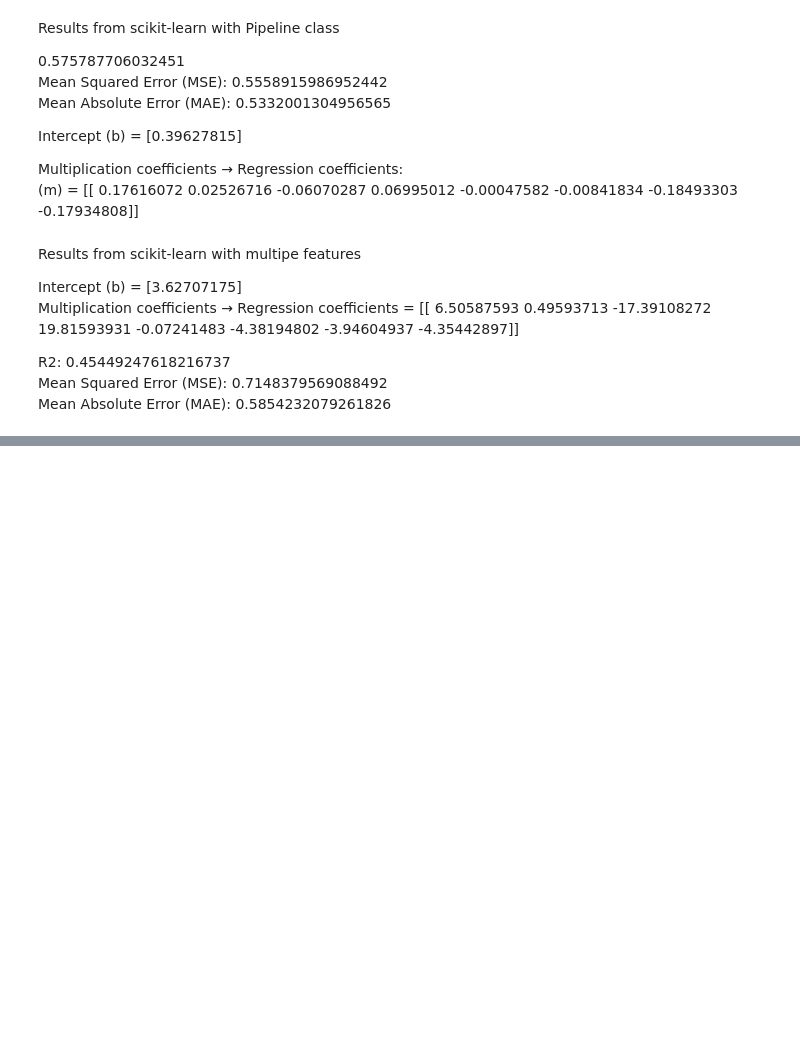
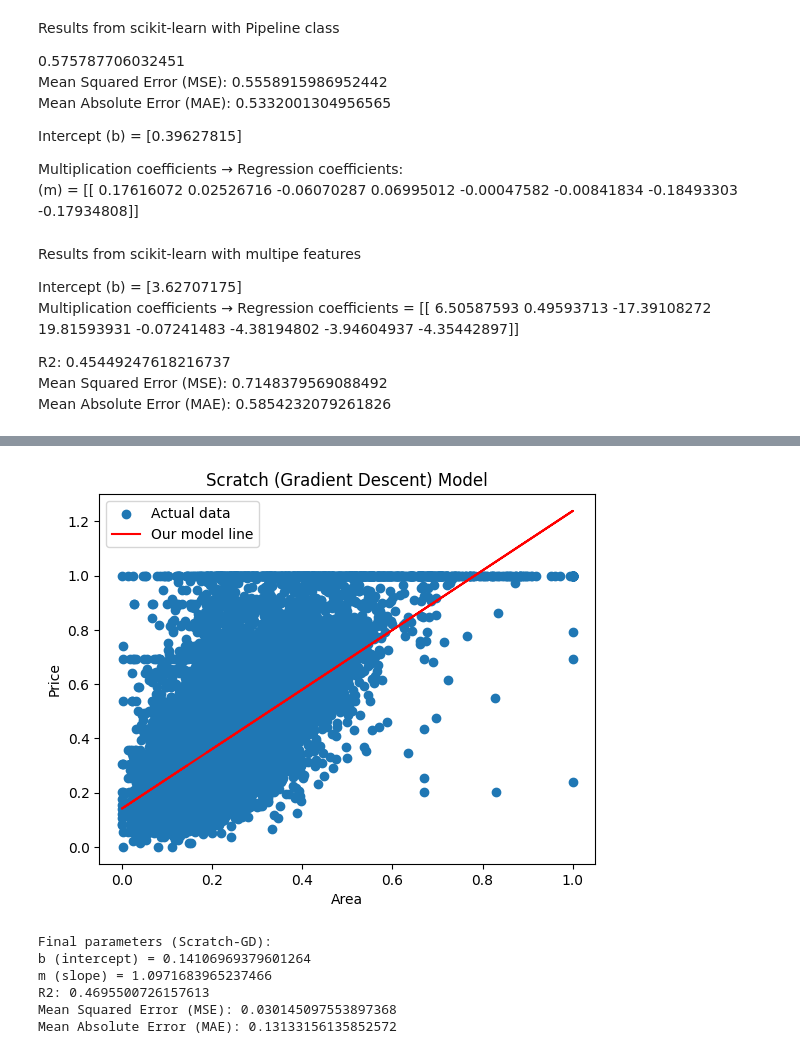
Before and after one commit to T-Khusan/California-Housing-Regression, a Jupyter notebook: California_Hoursing_Linear_Regression_Implementation.ipynb, the cells around one changed output, grey strips where cells are left out. Drawn from its saved outputs; the diff is of its cells as text; code cells hidden in the pictures; blank space fills up the shorter version.

```diff
--- a/California_Hoursing_Linear_Regression_Implementation.ipynb
+++ b/California_Hoursing_Linear_Regression_Implementation.ipynb
@@ -303,0 +432,31 @@ Mean Absolute Error (MAE): 0.5854232079261826<br>
+# %%
+# Result of our Scratch model
+y_fit = b + m_ * X_train
+
+plt.scatter(X_train, y_train, label='Actual data')
+plt.plot(X_train, y_fit, label='Our model line', color='red')
+plt.xlabel('Area')
+plt.ylabel('Price')
+plt.title('Scratch (Gradient Descent) Model')
+plt.legend()
+plt.show()
+
+print("Final parameters (Scratch-GD):")
+print("b (intercept) =", b)
+print("m (slope) =", m_)
+
+mse = mean_squared_error(y_train, y_fit)
+mae = mean_absolute_error(y_train, y_fit)
+r2_scores = r2_score(y_train, y_fit)
+
+print("R2:", r2_scores)
+print("Mean Squared Error (MSE):", mse)
+print("Mean Absolute Error (MAE):", mae)
+# %% [output]
+[figure, added]
+Final parameters (Scratch-GD):
+b (intercept) = 0.14106969379601264
+m (slope) = 1.0971683965237466
+R2: 0.4695500726157613
+Mean Squared Error (MSE): 0.030145097553897368
+Mean Absolute Error (MAE): 0.13133156135852572
```
Also changed, not shown: parts of 16 cells of this notebook, 2 other files.
